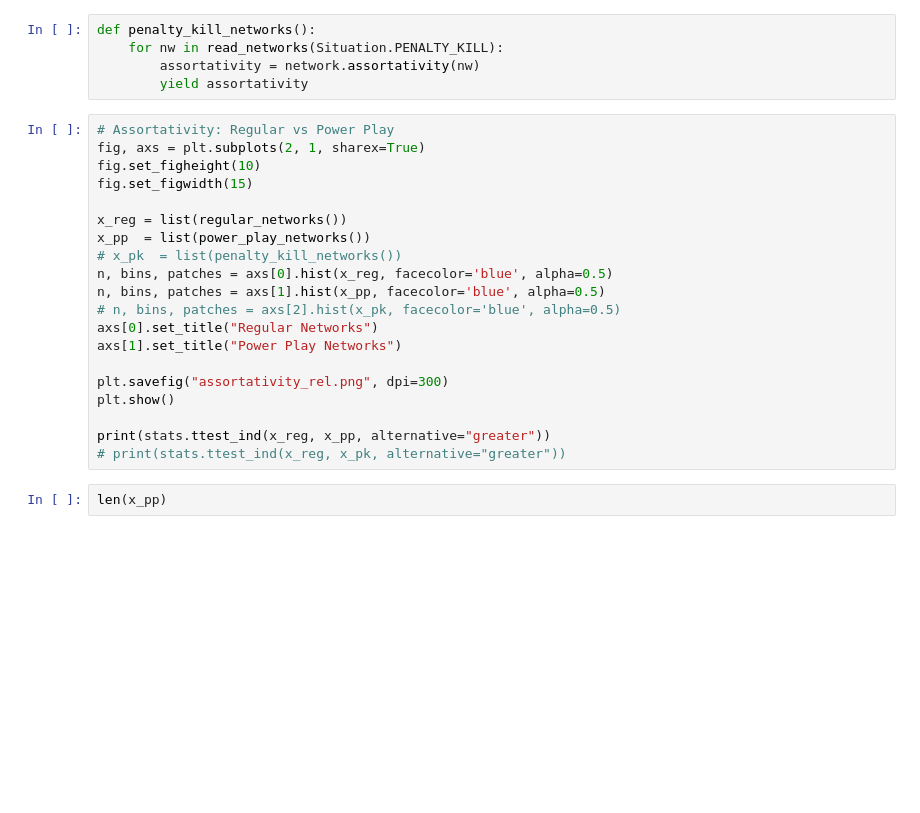
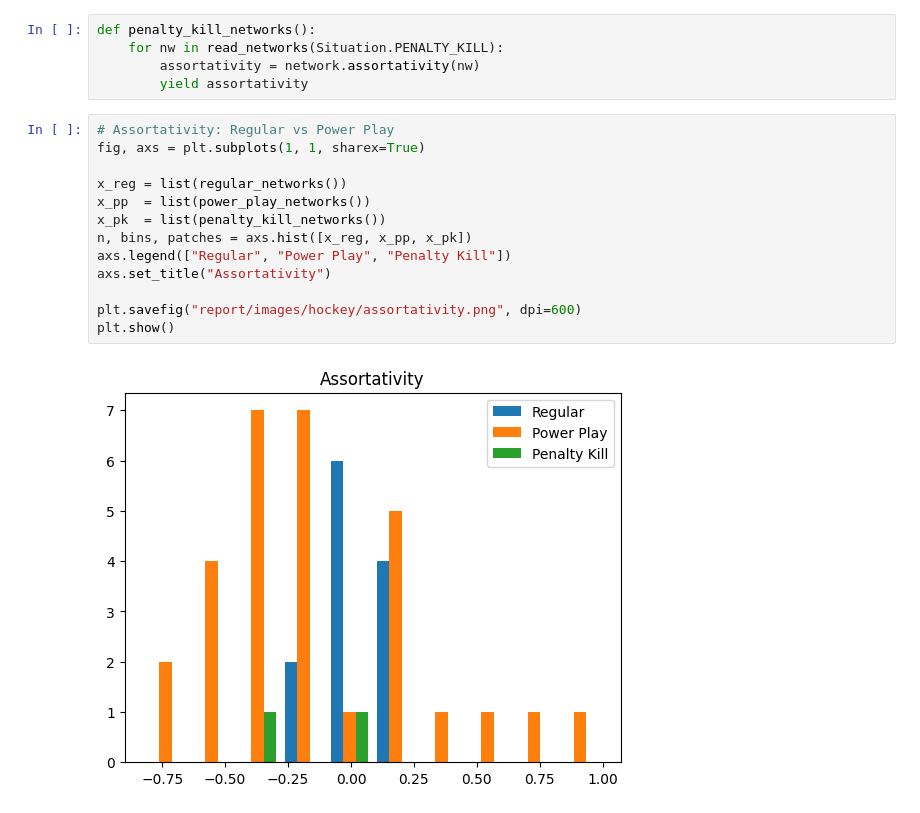
Before and after one commit to Herbsi/sport-networks, a Jupyter notebook: Assortativity.ipynb, the cells around one changed output. Cells and saved outputs as stored; diff of their text form; blank space fills up the shorter version.

```diff
--- a/Assortativity.ipynb
+++ b/Assortativity.ipynb
@@ -30,23 +30,16 @@ def penalty_kill_networks():
         yield assortativity
 # %%
 # Assortativity: Regular vs Power Play
-fig, axs = plt.subplots(2, 1, sharex=True)
-fig.set_figheight(10)
-fig.set_figwidth(15)
+fig, axs = plt.subplots(1, 1, sharex=True)
 
 x_reg = list(regular_networks())
 x_pp  = list(power_play_networks())
-# x_pk  = list(penalty_kill_networks())
-n, bins, patches = axs[0].hist(x_reg, facecolor='blue', alpha=0.5)
-n, bins, patches = axs[1].hist(x_pp, facecolor='blue', alpha=0.5)
-# n, bins, patches = axs[2].hist(x_pk, facecolor='blue', alpha=0.5)
-axs[0].set_title("Regular Networks")
-axs[1].set_title("Power Play Networks")
+x_pk  = list(penalty_kill_networks())
+n, bins, patches = axs.hist([x_reg, x_pp, x_pk])
+axs.legend(["Regular", "Power Play", "Penalty Kill"])
+axs.set_title("Assortativity")
 
-plt.savefig("assortativity_rel.png", dpi=300)
+plt.savefig("report/images/hockey/assortativity.png", dpi=600)
 plt.show()
-
-print(stats.ttest_ind(x_reg, x_pp, alternative="greater"))
-# print(stats.ttest_ind(x_reg, x_pk, alternative="greater"))
+# %% [output]
+[figure, added]
-# %%
-len(x_pp)
```
Also changed, not shown: parts of 2 cells of this notebook, 1 other file.
